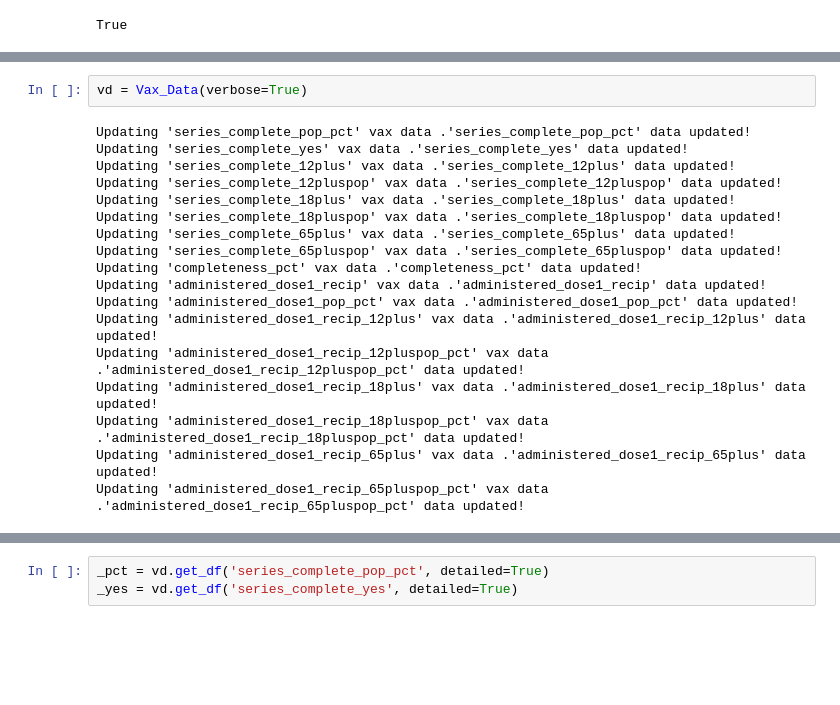
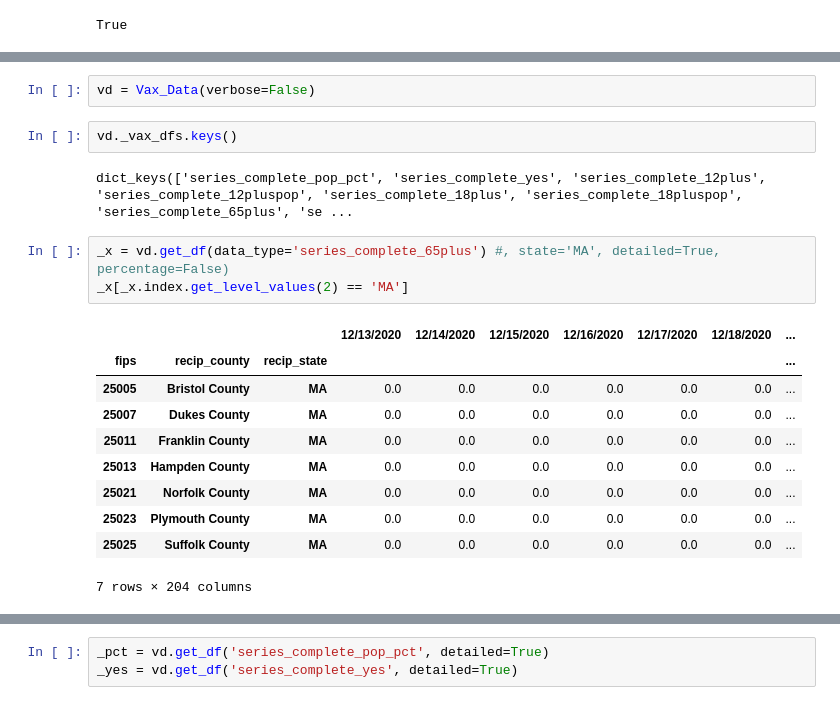
Before and after one commit to mcdomx/marks-covid-tracker, a Jupyter notebook: tracker/notebooks/tracker_notebook.ipynb, the cells around one changed output, grey strips where cells are left out. Cells and saved outputs as stored; diff of their text form; blank space fills up the shorter version.

Commit message:
vax data notebook update

```diff
--- a/tracker/notebooks/tracker_notebook.ipynb
+++ b/tracker/notebooks/tracker_notebook.ipynb
@@ -437,20 +381,20 @@ class Vax_Data:
 # %%
-vd = Vax_Data(verbose=True)
+vd = Vax_Data(verbose=False)
-# %% [output]
-Updating 'series_complete_pop_pct' vax data .'series_complete_pop_pct' data updated!
-Updating 'series_complete_yes' vax data .'series_complete_yes' data updated!
-Updating 'series_complete_12plus' vax data .'series_complete_12plus' data updated!
-Updating 'series_complete_12pluspop' vax data .'series_complete_12pluspop' data updated!
-Updating 'series_complete_18plus' vax data .'series_complete_18plus' data updated!
-Updating 'series_complete_18pluspop' vax data .'series_complete_18pluspop' data updated!
-Updating 'series_complete_65plus' vax data .'series_complete_65plus' data updated!
-Updating 'series_complete_65pluspop' vax data .'series_complete_65pluspop' data updated!
-Updating 'completeness_pct' vax data .'completeness_pct' data updated!
-Updating 'administered_dose1_recip' vax data .'administered_dose1_recip' data updated!
-Updating 'administered_dose1_pop_pct' vax data .'administered_dose1_pop_pct' data updated!
-Updating 'administered_dose1_recip_12plus' vax data .'administered_dose1_recip_12plus' data updated!
-Updating 'administered_dose1_recip_12pluspop_pct' vax data .'administered_dose1_recip_12pluspop_pct' data updated!
-Updating 'administered_dose1_recip_18plus' vax data .'administered_dose1_recip_18plus' data updated!
-Updating 'administered_dose1_recip_18pluspop_pct' vax data .'administered_dose1_recip_18pluspop_pct' data updated!
-Updating 'administered_dose1_recip_65plus' vax data .'administered_dose1_recip_65plus' data updated!
-Updating 'administered_dose1_recip_65pluspop_pct' vax data .'administered_dose1_recip_65pluspop_pct' data updated!
+# %%
+vd._vax_dfs.keys()
+# %% [output]
+dict_keys(['series_complete_pop_pct', 'series_complete_yes', 'series_complete_12plus', 'series_complete_12pluspop', 'series_complete_18plus', 'series_complete_18pluspop', 'series_complete_65plus', 'se ...
+# %%
+_x = vd.get_df(data_type='series_complete_65plus') #, state='MA', detailed=True, percentage=False)
+_x[_x.index.get_level_values(2) == 'MA']
+# %% [output]
+|  |  |  | 12/13/2020 | 12/14/2020 | 12/15/2020 | 12/16/2020 | 12/17/2020 | 12/18/2020 | ... |
+| fips | recip_county | recip_state |  |  |  |  |  |  | ... |
+| 25005 | Bristol County | MA | 0.0 | 0.0 | 0.0 | 0.0 | 0.0 | 0.0 | ... |
+| 25007 | Dukes County | MA | 0.0 | 0.0 | 0.0 | 0.0 | 0.0 | 0.0 | ... |
+| 25011 | Franklin County | MA | 0.0 | 0.0 | 0.0 | 0.0 | 0.0 | 0.0 | ... |
+| 25013 | Hampden County | MA | 0.0 | 0.0 | 0.0 | 0.0 | 0.0 | 0.0 | ... |
+| 25021 | Norfolk County | MA | 0.0 | 0.0 | 0.0 | 0.0 | 0.0 | 0.0 | ... |
+| 25023 | Plymouth County | MA | 0.0 | 0.0 | 0.0 | 0.0 | 0.0 | 0.0 | ... |
+| 25025 | Suffolk County | MA | 0.0 | 0.0 | 0.0 | 0.0 | 0.0 | 0.0 | ... |
+7 rows × 204 columns
```
Also changed, not shown: parts of 18 cells of this notebook, 18 other files.
